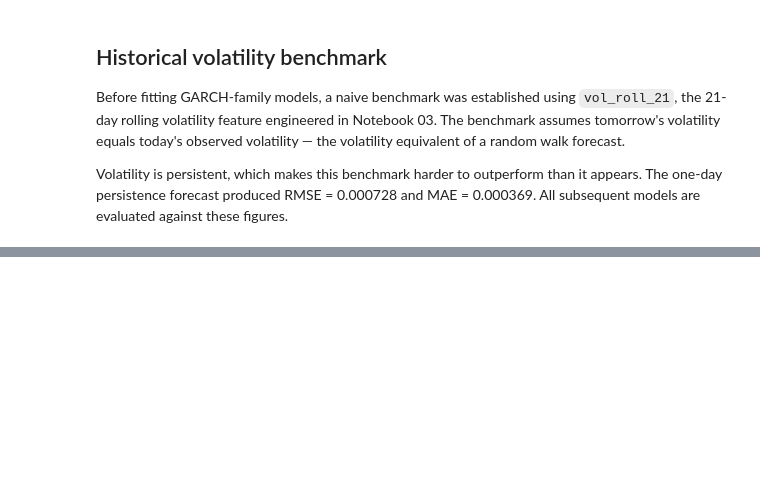
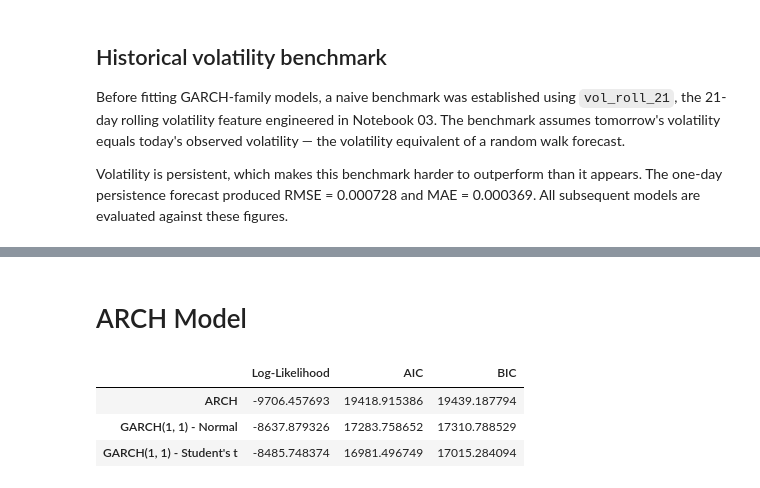
Before and after one commit to Mena-Beshara/sp500-market-intelligence-system, a Jupyter notebook: notebooks/05_volatility_forecasting_garch.ipynb, the cells around one changed output, grey strips where cells are left out. Cells and saved outputs as stored; diff of their text form; code cells hidden in the pictures; blank space fills up the shorter version.

```diff
--- a/notebooks/05_volatility_forecasting_garch.ipynb
+++ b/notebooks/05_volatility_forecasting_garch.ipynb
@@ -113,6 +113,12 @@ the mean daily return (0.027%). This imbalance is typical
 in equity markets: returns are noisy and close to zero on average, while
 volatility is persistent and structured — the reason this notebook shifts focus
 from return forecasting to volatility modelling.
+# %%
+# Scale returns by 100 so the optimiser works with values near 1.0
+# instead of values near 0.01. This is a numerical convenience only,
+# it does not change the model's statistical conclusions, only its
+# numerical stability during fitting.
+returns_scaled = returns * 100
 # %%
 # Create a visualization for the returns:
 returns.plot(
@@ -234,0 +292,2 @@ figures.
+# %% [markdown]
+# ARCH Model
@@ -234,0 +317,44 @@ figures.
+# %%
+#  Model 2: GARCH(1,1) - Normal innovations
+garch_normal_spec = arch_model(
+    returns_scaled,
+    p = 1,
+    q = 1,
+    vol = 'GARCH',
+    dist = 'normal'
+)
+
+# Fit the model
+garch_normal_fit = garch_normal_spec.fit(disp='off')
+
+model_comparison.loc['GARCH(1, 1) - Normal'] = [
+    garch_normal_fit.loglikelihood,
+    garch_normal_fit.aic,
+    garch_normal_fit.bic
+
+]
+# %%
+# Model 3: GARCH(1,1) - Student's t innovations
+garch_t_spec = arch_model(
+    returns_scaled,
+    p = 1,
+    q = 1,
+    vol = 'GARCH',
+    dist ='t'
+)
+
+garch_t_fit = garch_t_spec.fit(disp='off')
+
+model_comparison.loc["GARCH(1, 1) - Student's t"] = [
+    garch_t_fit.loglikelihood,
+    garch_t_fit.aic,
+    garch_t_fit.bic
+
+]
+# %%
+display(model_comparison)
+# %% [output]
+|  | Log-Likelihood | AIC | BIC |
+| ARCH | -9706.457693 | 19418.915386 | 19439.187794 |
+| GARCH(1, 1) - Normal | -8637.879326 | 17283.758652 | 17310.788529 |
+| GARCH(1, 1) - Student's t | -8485.748374 | 16981.496749 | 17015.284094 |
```
Also changed, not shown: parts of 6 cells of this notebook, 1 other file.
